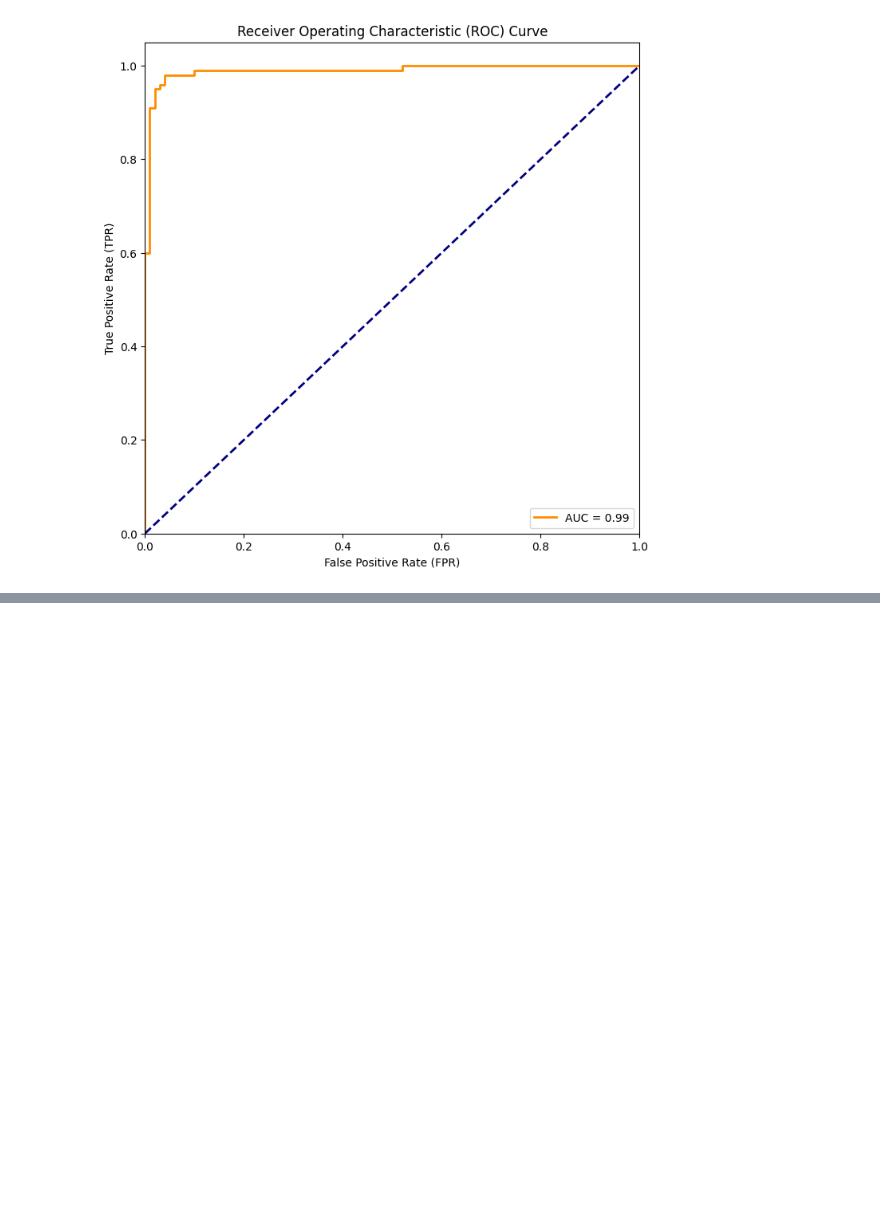
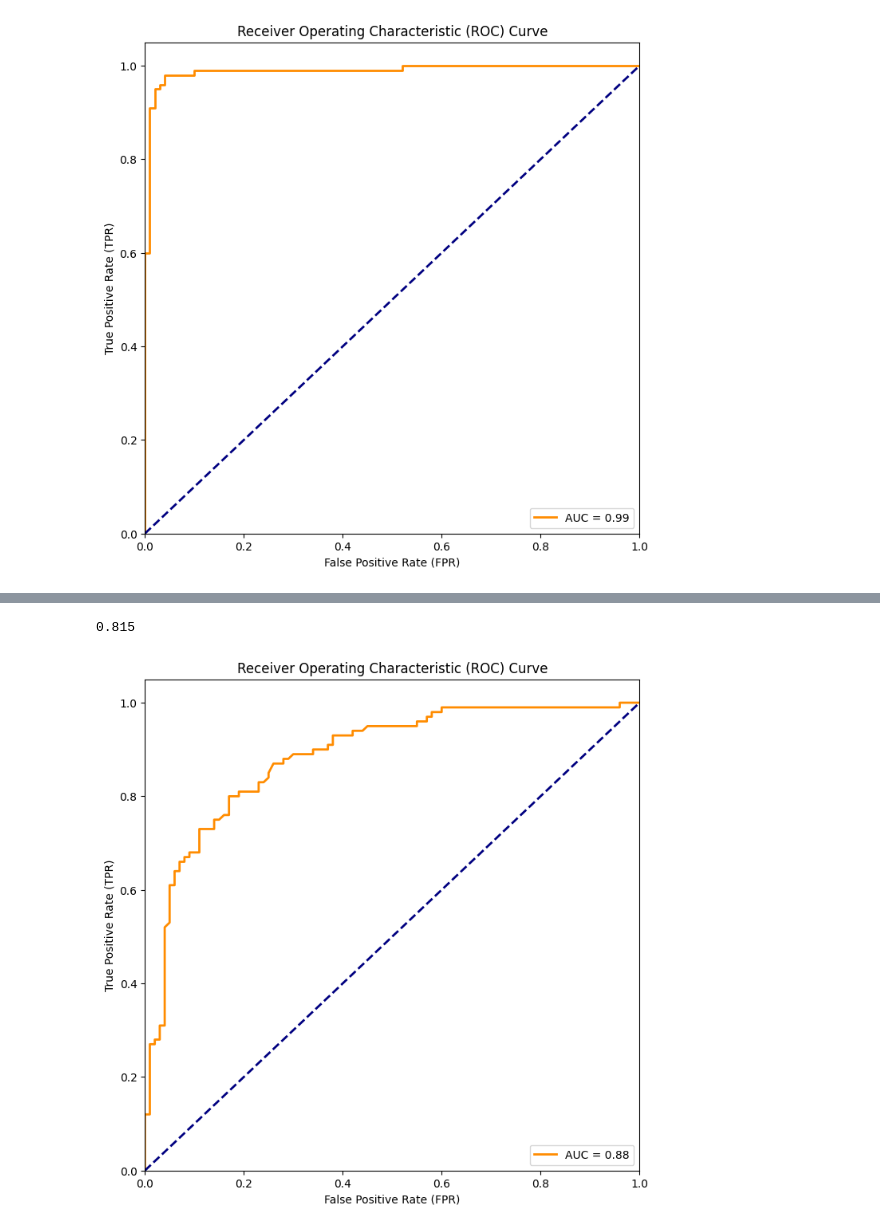
Before and after one commit to Kuubrick/VideoWatermark, a Jupyter notebook: text2video-zero/compute_auc copy.ipynb, the cells around one changed output, grey strips where cells are left out. Saved outputs shown, nothing was run; the diff lists cells and outputs as text; code cells hidden in the pictures; blank space fills up the shorter version.

```diff
--- a/text2video-zero/compute_auc copy.ipynb
+++ b/text2video-zero/compute_auc copy.ipynb
@@ -196,0 +400,37 @@ plt.show()
+# %%
+# 分割原始列表，每8个元素为一组
+split_lists_no = [no_w_metrics[i:i+8] for i in range(0, len(no_w_metrics), 8)]
+
+# 计算每组的平均值
+average_values_no = [sum(sub_list) / len(sub_list) for sub_list in split_lists_no]
+
+# 分割原始列表，每8个元素为一组
+split_lists_w = [w_metrics[i:i+8] for i in range(0, len(w_metrics), 8)]
+
+# 计算每组的平均值
+average_values_w = [sum(sub_list) / len(sub_list) for sub_list in split_lists_w]
+
+preds = average_values_no +  average_values_w
+t_labels = [0] * len(average_values_no) + [1] * len(average_values_w)
+fpr, tpr, thresholds = metrics.roc_curve(t_labels, preds, pos_label=1)
+auc = metrics.auc(fpr, tpr)
+acc = np.max(1 - (fpr + (1 - tpr))/2)
+low = tpr[np.where(fpr<.01)[0][-1]]
+print(acc)
+
+import matplotlib.pyplot as plt
+
+# Plot ROC curve
+plt.figure(figsize=(8, 8))
+plt.plot(fpr, tpr, color='darkorange', lw=2, label=f'AUC = {auc:.2f}')
+plt.plot([0, 1], [0, 1], color='navy', lw=2, linestyle='--')
+plt.xlim([0.0, 1.0])
+plt.ylim([0.0, 1.05])
+plt.xlabel('False Positive Rate (FPR)')
+plt.ylabel('True Positive Rate (TPR)')
+plt.title('Receiver Operating Characteristic (ROC) Curve')
+plt.legend(loc='lower right')
+plt.show()
+# %% [output]
+0.815
+[figure, added]
```
Also changed, not shown: parts of 12 cells of this notebook.
